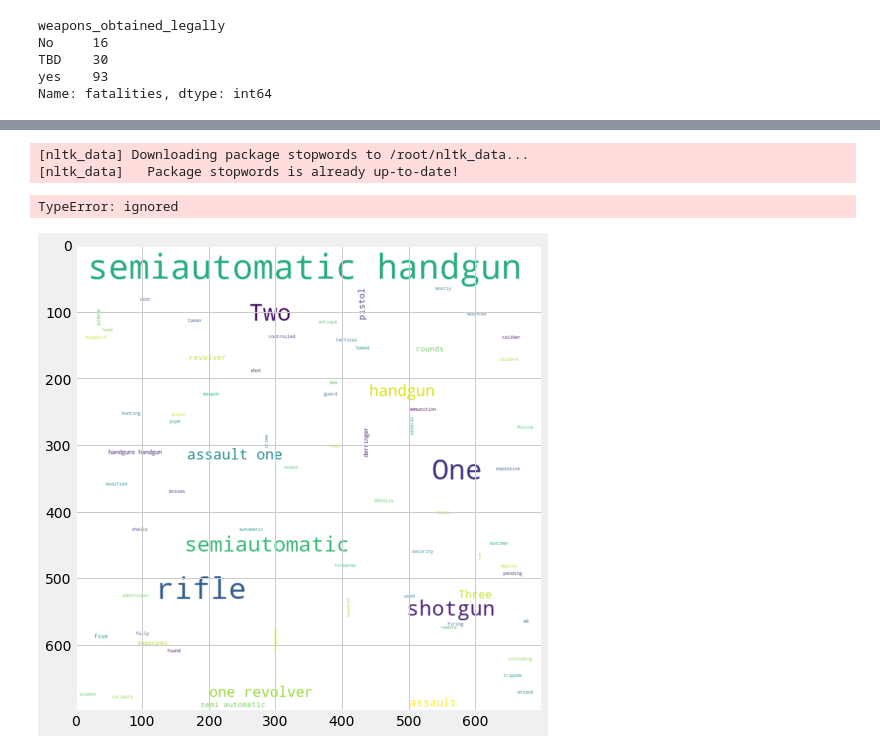
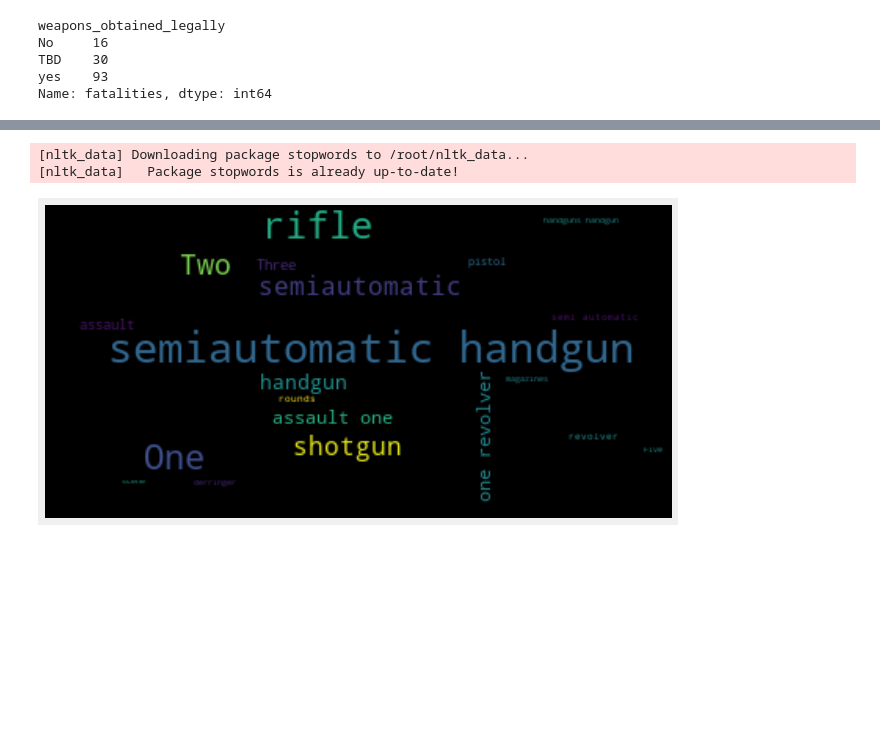
Before and after one commit to danielrodriguez007/Data_Analysis, a Jupyter notebook: Mass_Shooting_USA.ipynb, the cells around one changed output, grey strips where cells are left out. Drawn from its saved outputs; the diff is of its cells as text; code cells hidden in the pictures; blank space fills up the shorter version.

```diff
--- a/Mass_Shooting_USA.ipynb
+++ b/Mass_Shooting_USA.ipynb
@@ -232,17 +235,16 @@ TypeError: ignored
 # %%
 import nltk
 nltk.download('stopwords')
 
 text=" ".join(i for i in shooting_data.weapon_type)
 stopwords = set(STOPWORDS)
-wordcloud = WordCloud(width = 700, height = 700,stopwords=stopwords,
-                      background_color='white').generate(text)
-plt.figure(figsize=(8,8))
+wordcloud = WordCloud(stopwords=stopwords,max_words=50,
+                      min_font_size=5,background_color='black').generate(text)
+plt.figure(figsize=(10,15))
 plt.imshow(wordcloud, interpolation='bilinear')
 plt.axis("off")
 plt.show()
 # %% [output]
 [nltk_data] Downloading package stopwords to /root/nltk_data...
 [nltk_data]   Package stopwords is already up-to-date!
-TypeError: ignored
-[figure, old version]
+[figure, new version]
```
Also changed, not shown: parts of 3 cells of this notebook.
